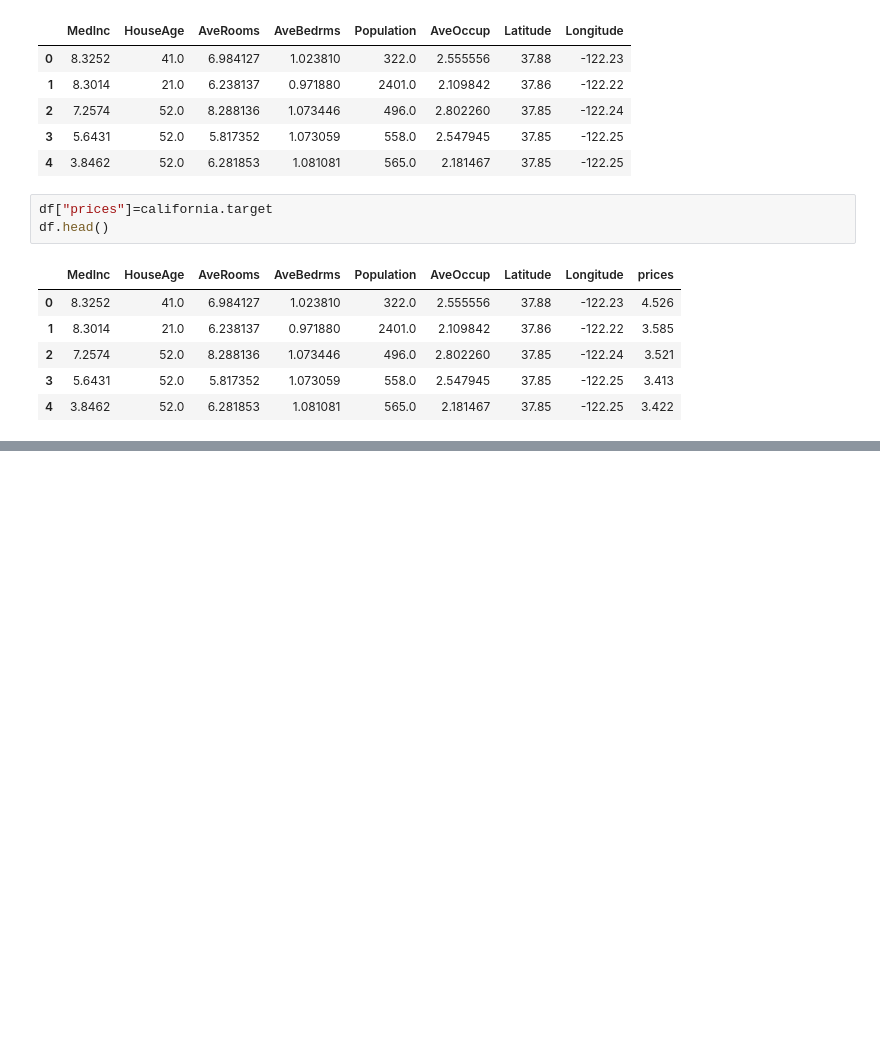
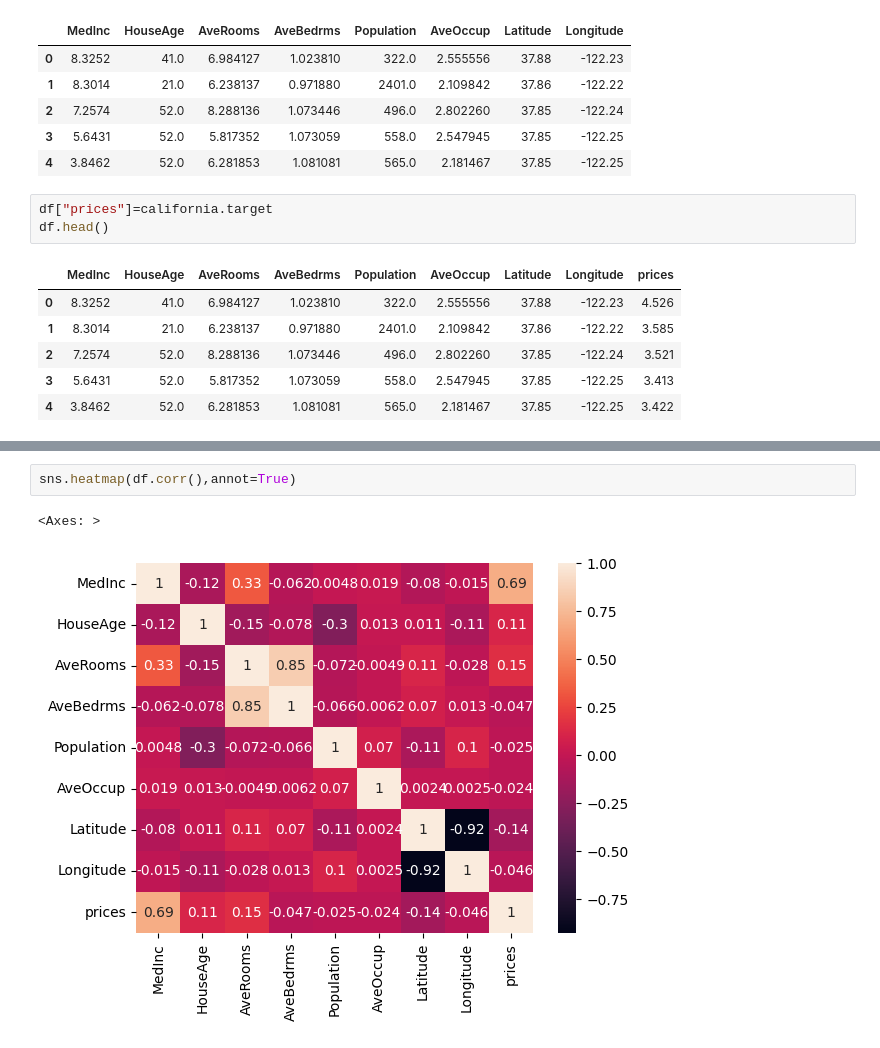
Before and after one commit to ArshTramboo/The-Machine-Learning-Journey, a Jupyter notebook: regression/02-california-housing-multiple-regression/california_housing_multiple_reg.ipynb, the cells around one changed output, grey strips where cells are left out. Drawn from its saved outputs; the diff is of its cells as text; blank space fills up the shorter version.

Commit message:
add EDA, correlation heatmap , idependant dependment feature

```diff
--- a/regression/02-california-housing-multiple-regression/california_housing_multiple_reg.ipynb
+++ b/regression/02-california-housing-multiple-regression/california_housing_multiple_reg.ipynb
@@ -70,0 +115,5 @@ df.head()
+# %%
+sns.heatmap(df.corr(),annot=True)
+# %% [output]
+<Axes: >
+[figure, added]
```
Also changed, not shown: parts of 5 cells of this notebook.
